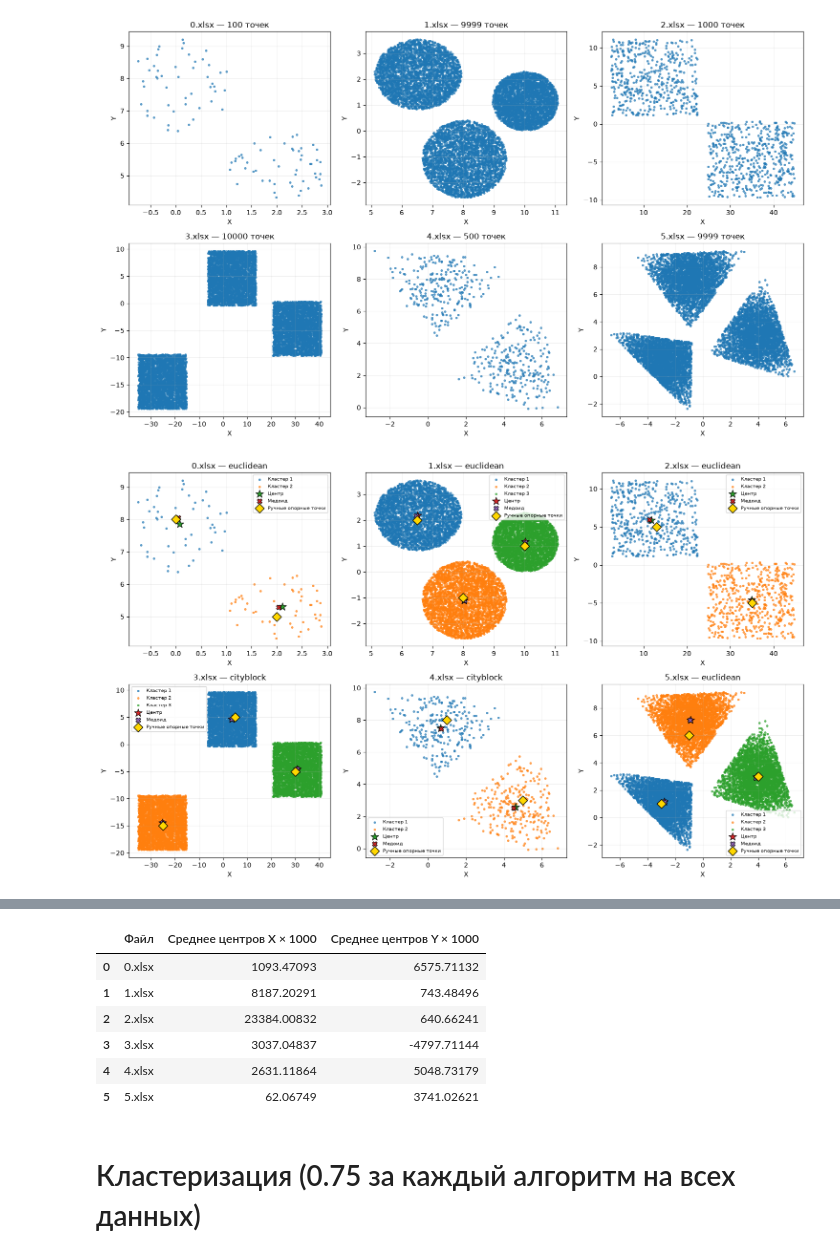
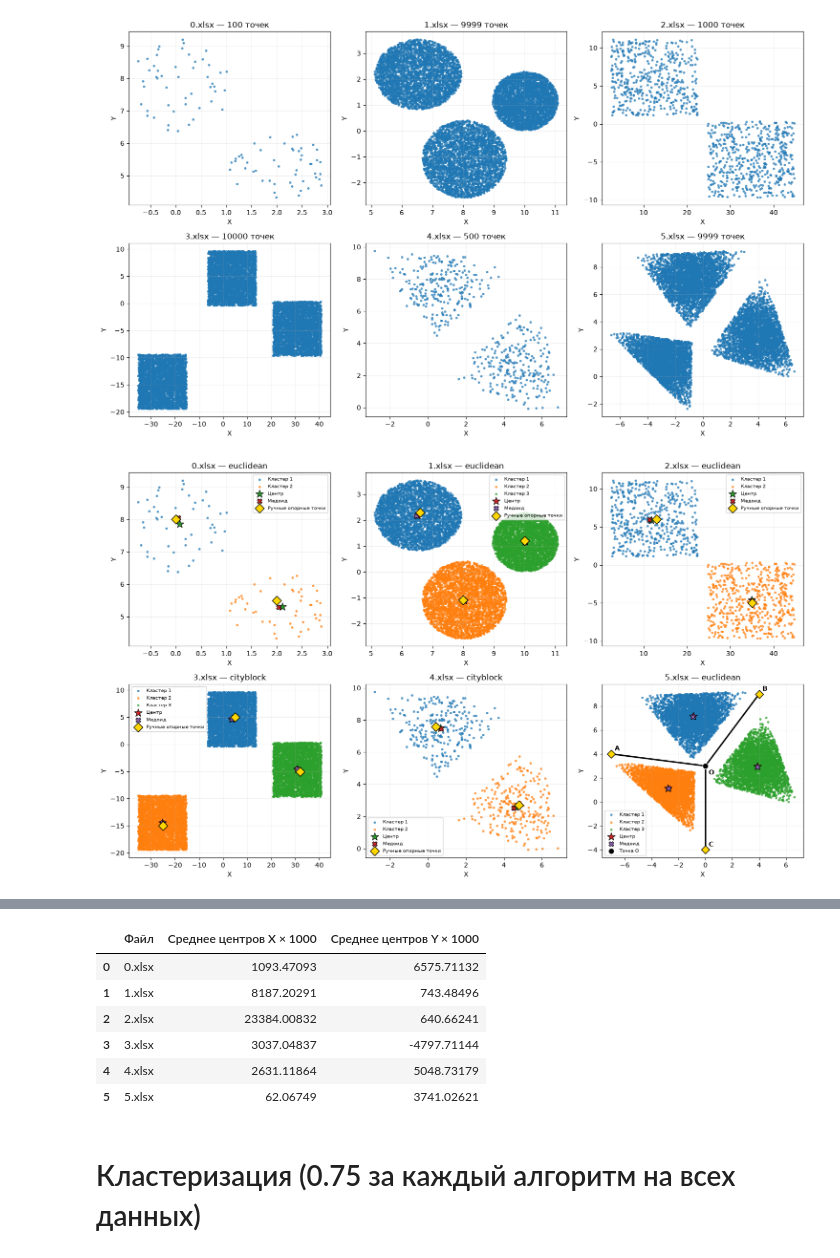
Before and after one commit to EgorYurkshus/ii_hw, a Jupyter notebook: HW_ege.ipynb, the cells around one changed output, grey strips where cells are left out. Cells and saved outputs as stored; diff of their text form; code cells hidden in the pictures.

```diff
--- a/HW_ege.ipynb
+++ b/HW_ege.ipynb
@@ -10,6 +10,8 @@
 * Выведите усреднение центров всех кластеров * 1000
 # %%
 import os
+
+
 os.environ["OMP_NUM_THREADS"] = "1"
 
 from pathlib import Path
@@ -19,6 +21,8 @@ import pandas as pd
 import matplotlib.pyplot as plt
 from scipy.spatial.distance import cdist
 from IPython.display import display
+
+
 
 data_files = ["0.xlsx", "1.xlsx", "2.xlsx", "3.xlsx", "4.xlsx", "5.xlsx"]
 
@@ -43,16 +47,25 @@ def find_data_dir():
             if all((folder / filename).is_file() for filename in data_files):
                 return folder
 
+    raise FileNotFoundError(
+        "Не найдены файлы 0.xlsx–5.xlsx. Полностью распакуйте архив "
+        "cluster_ege_fixed.zip. Файлы 0.xlsx, 1.xlsx, 2.xlsx, 3.xlsx, "
+        "4.xlsx и 5.xlsx должны находиться в одной папке. Затем откройте "
+        "HW_completed.ipynb из распакованной папки и повторите запуск."
+    )
+
 data_dir = find_data_dir()
 print(f"Папка с исходными таблицами: {data_dir}")
 data_points = {}
 
 for i, filename in enumerate(data_files):
+
     header = None if i in (2, 3) else 0
     frame = pd.read_excel(data_dir / filename, header=header, usecols=[0, 1], engine="openpyxl")
     frame = frame.apply(pd.to_numeric, errors="coerce").dropna()
     data_points[i] = frame.to_numpy(dtype=float)
     print(f"{filename}: {len(data_points[i])} точек")
+
 
 fig, axes = plt.subplots(2, 3, figsize=(15, 9))
 for i, ax in enumerate(axes.flat):
@@ -74,24 +87,55 @@ plt.show()
 5.xlsx: 9999 точек
 [figure]
 # %%
+
+
 manual_anchors = {
-    0: np.array([[0, 8], [2, 5]]),
-    1: np.array([[6.5, 2], [8, -1], [10, 1]]),
-    2: np.array([[13, 5], [35, -5]]),
-    3: np.array([[5, 5], [-25, -15], [30, -5]]),
-    4: np.array([[1, 8], [5, 3]]),
-    5: np.array([[-3, 1], [-1, 6], [4, 3]]),
+    0: np.array([[0.0, 8.0], [2.0, 5.5]]),
+    1: np.array([[6.6, 2.3], [8.0, -1.1], [10.0, 1.2]]),
+    2: np.array([[13.0, 6.0], [35.0, -5.0]]),
+    3: np.array([[5.0, 5.0], [-25.0, -15.0], [32.0, -5.0]]),
+    4: np.array([[0.4, 7.6], [4.8, 2.7]]),
+    5: np.array([[-3.3, 1.0], [-0.3, 6.6], [4.2, 3.0]]),
 }
+O = np.array([0, 3])
+A = np.array([-7, 4])
+B = np.array([4, 9])
+C = np.array([0, -4])
+
+manual_rays_5 = np.array([A - O, B - O, C - O])
+ray_angles_5 = np.mod(np.arctan2(manual_rays_5[:, 1], manual_rays_5[:, 0]), 2 * np.pi)
+
+def labels_by_three_rays(points):
+    angles = np.mod(np.arctan2(points[:, 1] - O[1], points[:, 0] - O[0]), 2 * np.pi)
+    labels = np.empty(len(points), dtype=int)
+
+    def in_sector(start, end, value):
+        return (start < value < end) if start < end else (value > start or value < end)
+
+    for j, point_angle in enumerate(angles):
+        if in_sector(ray_angles_5[1], ray_angles_5[0], point_angle):
+            labels[j] = 0
+        elif in_sector(ray_angles_5[0], ray_angles_5[2], point_angle):
+            labels[j] = 1
+        else:
+            labels[j] = 2
+    return labels
 
 metrics = {i: ("cityblock" if i in (3, 4) else "euclidean") for i in range(6)}
 manual_labels = {}
 
 for i, points in data_points.items():
-    distances = cdist(points, manual_anchors[i], metric=metrics[i])
-    manual_labels[i] = distances.argmin(axis=1)
+    if i == 5:
+        manual_labels[i] = labels_by_three_rays(points)
+    else:
+        distances = cdist(points, manual_anchors[i], metric=metrics[i])
+        manual_labels[i] = distances.argmin(axis=1)
+
 
 def distance_sums(points, metric, chunk_size=512):
+    """Сумма расстояний от каждой точки до всех точек своего кластера."""
     if metric == "cityblock":
+
         sums = np.zeros(len(points), dtype=float)
         for column in range(points.shape[1]):
             values = points[:, column]
@@ -103,6 +147,8 @@ def distance_sums(points, metric, chunk_size=512):
             right = (prefix[-1] - prefix[1:]) - sorted_values * (len(values) - indices - 1)
             sums[order] += left + right
         return sums
+
+
     sums = np.empty(len(points), dtype=float)
     for start in range(0, len(points), chunk_size):
         block = points[start:start + chunk_size]
@@ -124,8 +170,10 @@ for i, points in data_points.items():
         cluster_points = points[labels == cluster_id]
         counts.append(len(cluster_points))
 
+
         center = cluster_points.mean(axis=0)
         centers.append(center)
+
 
         sums = distance_sums(cluster_points, metrics[i])
         medoid_idx = int(np.argmin(sums))
@@ -163,43 +211,60 @@ for i, points in data_points.items():
         "Среднее центров Y × 1000": mean_center_x1000[1],
     })
 
+
 fig, axes = plt.subplots(2, 3, figsize=(15, 9))
 for i, ax in enumerate(axes.flat):
     points = data_points[i]
     labels = manual_labels[i]
     for cluster_id in range(len(manual_anchors[i])):
         mask = labels == cluster_id
         ax.scatter(
             points[mask, 0], points[mask, 1],
             s=7, alpha=0.65, label=f"Кластер {cluster_id + 1}"
         )
     centers = manual_results[i]["centers"]
     medoids = manual_results[i]["medoids"]
     ax.scatter(centers[:, 0], centers[:, 1], marker="*", s=150,
                edgecolors="black", linewidths=0.8, label="Центр")
     ax.scatter(medoids[:, 0], medoids[:, 1], marker="X", s=55,
                edgecolors="black", linewidths=0.8, label="Медоид")
-    anchors = manual_anchors[i]
-    ax.scatter(
-        anchors[:, 0], anchors[:, 1],
-        marker="D", s=95, color="gold", edgecolors="black",
-        linewidths=1.0, label="Ручные опорные точки", zorder=6,
-    )
+
+    if i == 5:
+        ax.scatter(*O, marker="o", s=75, color="black", edgecolors="white",
+                   linewidths=0.8, label="Точка O", zorder=7)
+        for endpoint, label in ((A, "A"), (B, "B"), (C, "C")):
+            ax.plot([O[0], endpoint[0]], [O[1], endpoint[1]],
+                    color="black", linewidth=2.2, zorder=6)
+            ax.scatter(*endpoint, marker="D", s=75, color="gold",
+                       edgecolors="black", zorder=7)
+            ax.annotate(label, endpoint, xytext=(5, 5),
+                        textcoords="offset points", fontsize=10, weight="bold")
+        ax.annotate("O", O, xytext=(5, -13), textcoords="offset points",
+                    fontsize=10, weight="bold")
+    else:
+        anchors = manual_anchors[i]
+        ax.scatter(
+            anchors[:, 0], anchors[:, 1],
+            marker="D", s=95, color="gold", edgecolors="black",
+            linewidths=1.0, label="Ручные опорные точки", zorder=6,
+        )
     ax.set_title(f"{data_files[i]} — {metrics[i]}")
     ax.set_xlabel("X")
     ax.set_ylabel("Y")
     ax.grid(alpha=0.2)
     ax.legend(fontsize=7)
 fig.tight_layout()
 plt.show()
 
+
 cluster_summary = pd.DataFrame(cluster_summary_rows)
 display(cluster_summary.round(5))
 
+
 mean_centers_summary = pd.DataFrame(mean_centers_rows)
 display(mean_centers_summary.round(5))
 # %% [output]
-[figure, old version]
+[figure, new version]
 |  | Файл | Кластер | Точек | Центр X | Центр Y | Медоид X | Медоид Y | Сумма расстояний до медоида | Метрика |
 | 0 | 0.xlsx | 1 | 50 | 0.08026 | 7.85281 | 0.04811 | 8.05305 | 43.29877 | Евклидова |
 | 1 | 0.xlsx | 2 | 50 | 2.10668 | 5.29861 | 2.03390 | 5.28930 | 36.15344 | Евклидова |
```
Also changed, not shown: parts of 2 cells of this notebook.
